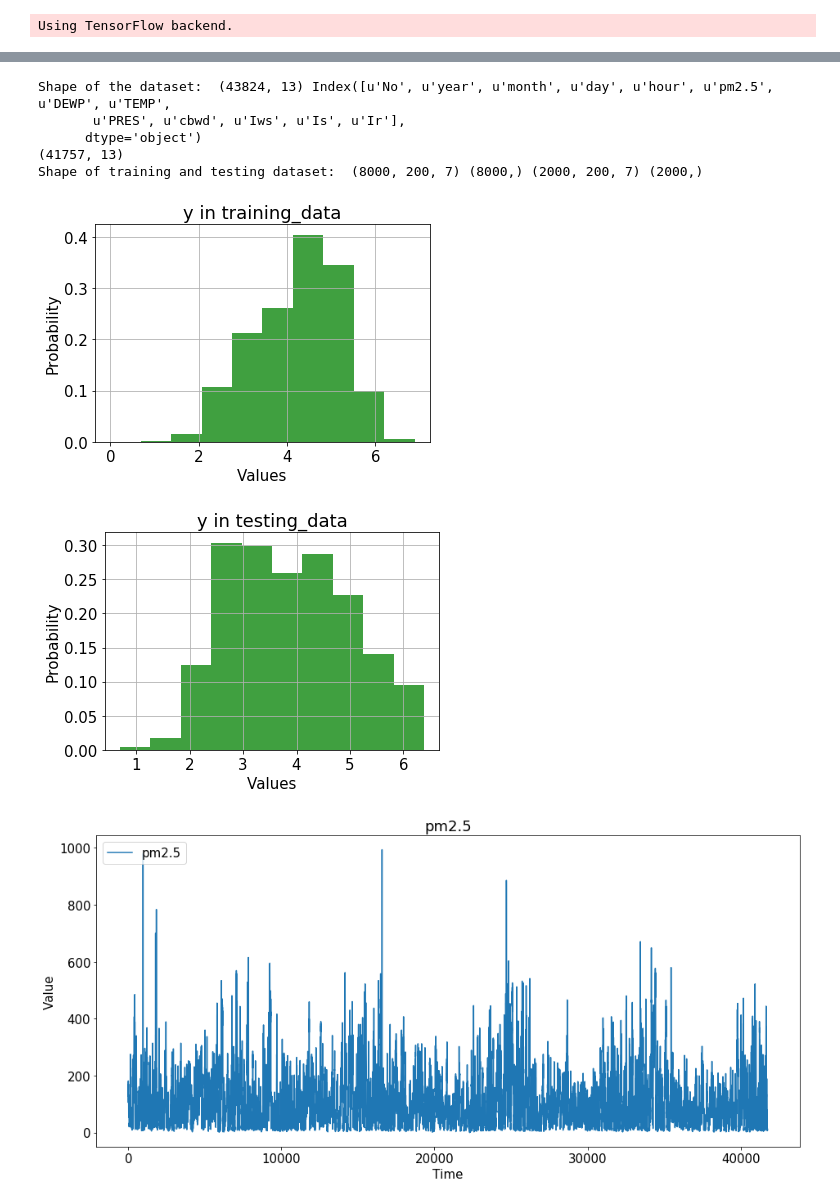
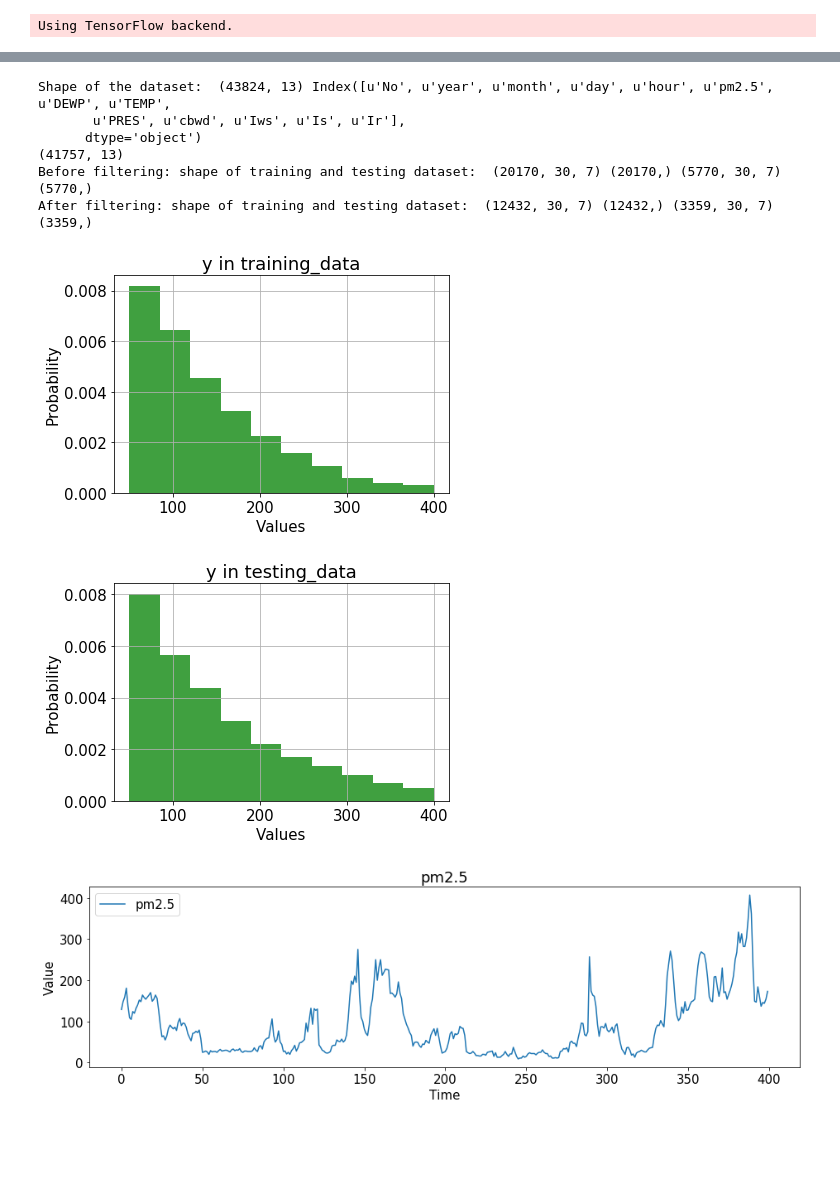
Before and after one commit to weilai0980/tsRNN, a Jupyter notebook: forecasting/data_prep.ipynb, the cells around one changed output, grey strips where cells are left out. Drawn from its saved outputs; the diff is of its cells as text; code cells hidden in the pictures; blank space fills up the shorter version.

```diff
--- a/forecasting/data_prep.ipynb
+++ b/forecasting/data_prep.ipynb
@@ -116,7 +102,7 @@ def y_distribution_plot( ylist, title_str ):
 def multivariate_ts_plot( dta_df, title_str ):
 
     matplotlib.rcParams.update({'font.size': 15})
-    figure_size = (15.4,7)
+    figure_size = (15.4,4)
     legend_font = 8.5
     fig = plt.figure()
     fig.set_size_inches( figure_size )
@@ -132,11 +118,6 @@ def multivariate_ts_plot( dta_df, title_str ):
     plt.xlabel('Time')
     # plt.legend( loc='upper left',fontsize=12 )
     plt.legend(loc='upper left')
-
-# file_list = ["../../dataset/dataset_ts/air_xtrain.dat", \
-#             "../../dataset/dataset_ts/air_xtest.dat",\
-#             "../../dataset/dataset_ts/air_ytrain.dat", \
-#             "../../dataset/dataset_ts/air_ytest.dat"]
 # %%
 # ---- common parameters ----
 para_uni_variate = False
@@ -289,5 +310,7 @@ x_test.dump("../../dataset/dataset_ts/plant_xtest_statis.dat")
 # %%
 # ---- DATA pm2.5 ----
+
+para_win_size = 30
 
 # load data
 addr = "../../dataset/dataset_ts/pm25_bj.csv"
@@ -301,47 +324,70 @@ print dta_df.shape
 
 # prepare training and testing data
 split_idx = int(0.7*dta_df.shape[0])
-para_train_range = (0, 8200)
-para_test_range  = (8200, 10400)
+para_train_range = (0, 20200)
+para_test_range  = (20200, 26000)
 
 target_col = 'pm2.5'
 feature_cols = ['DEWP', 'TEMP', 'PRES', 'Iws', 'Is', 'Ir']
 
 x_train, x_test, y_train, y_test = \
 build_training_testing_data_4learning( dta_df, target_col, feature_cols, \
                                       para_uni_variate, para_train_test_split, para_win_size, \
                                       para_train_range, para_test_range, para_is_stateful )
 
-print 'Shape of training and testing dataset: ', np.shape(x_train), np.shape(y_train), \
+print 'Before filtering: shape of training and testing dataset: ', np.shape(x_train), np.shape(y_train), \
                                                  np.shape(x_test), np.shape(y_test)
 
 # test
-y_train = log(y_train + 1e-5)
-y_test  = log(y_test + 1e-5)
+#y_train = log(y_train + 1e-5)
+#y_test  = log(y_test + 1e-5)
+
+
+# filtering on y-value
+idx_set = []
+for i in range(len(y_train)):
+    if y_train[i]>=50 and y_train[i]<=400:
+        idx_set.append(i)
+
+x_train = x_train[idx_set]
+y_train = y_train[idx_set]
+
+idx_set = []
+for i in range(len(y_test)):
+    if y_test[i]>=50 and y_test[i]<=400:
+        idx_set.append(i)
+x_test = x_test[idx_set]
+y_test = y_test[idx_set]
+
+
+print 'After filtering: shape of training and testing dataset: ', np.shape(x_train), np.shape(y_train), \
+                                                 np.shape(x_test), np.shape(y_test)
+
 
 # visualization
 y_distribution_plot( y_train, 'y in training_data' )
 y_distribution_plot( y_test,  'y in testing_data' )
 
 
-multivariate_ts_plot( dta_df[['pm2.5']], 'pm2.5' )
+multivariate_ts_plot( dta_df[['pm2.5']].iloc[:400], 'pm2.5' )
 
-multivariate_ts_plot( dta_df[['DEWP']], 'pm2.5' )
+multivariate_ts_plot( dta_df[['DEWP']], 'DEWP' )
 
-multivariate_ts_plot( dta_df[['TEMP']], 'pm2.5' )
+multivariate_ts_plot( dta_df[['TEMP']], 'TEMP' )
 
-multivariate_ts_plot( dta_df[['PRES', ]], 'pm2.5' )
+multivariate_ts_plot( dta_df[['PRES', ]], 'PRES' )
 
 
-multivariate_ts_plot( dta_df[['Iws' ]], 'pm2.5' )
+multivariate_ts_plot( dta_df[['Iws' ]], 'Iws' )
 
-multivariate_ts_plot( dta_df[[ 'Is', 'Ir' ]], 'pm2.5' )
+multivariate_ts_plot( dta_df[[ 'Is', 'Ir' ]], 'Is and Ir' )
 # %% [output]
 Shape of the dataset:  (43824, 13) Index([u'No', u'year', u'month', u'day', u'hour', u'pm2.5', u'DEWP', u'TEMP',
        u'PRES', u'cbwd', u'Iws', u'Is', u'Ir'],
       dtype='object')
 (41757, 13)
-Shape of training and testing dataset:  (8000, 200, 7) (8000,) (2000, 200, 7) (2000,)
+Before filtering: shape of training and testing dataset:  (20170, 30, 7) (20170,) (5770, 30, 7) (5770,)
+After filtering: shape of training and testing dataset:  (12432, 30, 7) (12432,) (3359, 30, 7) (3359,)
-[figure, old version]
+[figure, new version]
-[figure, old version]
+[figure, new version]
-[figure, old version]
+[figure, new version]
```
Also changed, not shown: parts of 20 cells of this notebook, 22 other files.
